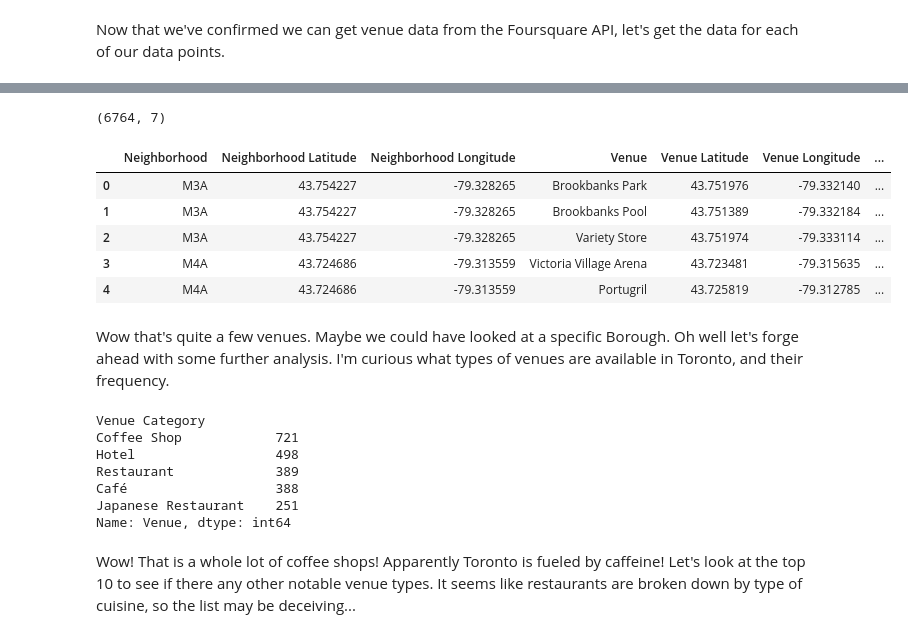
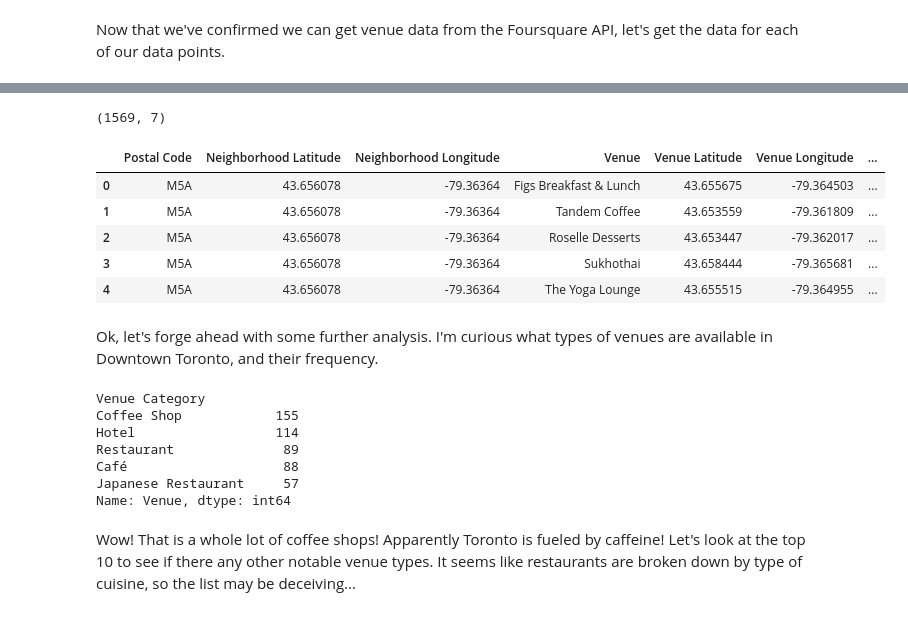
Before and after one commit to tylerkkp/Coursera_Capstone, a Jupyter notebook: ds_capstone_wk3.ipynb, the cells around one changed output, grey strips where cells are left out. Cells and saved outputs as stored; diff of their text form; code cells hidden in the pictures.

```diff
--- a/ds_capstone_wk3.ipynb
+++ b/ds_capstone_wk3.ipynb
@@ -153,0 +167,3 @@ df.shape
+# %%
+df = df[df['longitude'].notnull()]
+df.shape
@@ -192,0 +227,11 @@ toronto_map
+# %%
+# Now we'll get the coordinates for Downtown Toronto as we did above
+
+# Find the latitude and longitude of Downtown Toronto
+address = 'Downtown Toronto, Ontario'
+
+geolocator = Nominatim(user_agent="explorer")
+location = geolocator.geocode(address)
+latitude = location.latitude
+longitude = location.longitude
+print('The geograpical coordinate of Downtown Toronto are {}, {}.'.format(latitude, longitude))
@@ -192,0 +242,19 @@ toronto_map
+# %%
+# Now we can map the neighborhoods using folium, with the neighborhood data points superimposed over the map of Toronto
+dtt_map = folium.Map(location=[latitude, longitude], zoom_start=14)
+
+# add markers to map
+for pc, lat, lng, borough, neighbourhood in zip(dt_df['Postal Code'], dt_df['latitude'], dt_df['longitude'], dt_df['Borough'], dt_df['Neighbourhood']):
+    label = 'Postal Code: {}\nBorough: {}\nNeighbourhood(s): {}'.format(pc, borough, neighbourhood)
+    label = folium.Popup(label, parse_html=True)
+    folium.CircleMarker(
+        [lat, lng],
+        radius=5,
+        popup=label,
+        color='blue',
+        fill=True,
+        fill_color='#3186cc',
+        fill_opacity=0.7,
+        parse_html=False).add_to(dtt_map)
+
+dtt_map
@@ -263,7 +333,7 @@ def getNearbyVenues(names, latitudes, longitudes, radius=500):
             v['venue']['categories'][0]['name']) for v in results])
 
     nearby_venues = pd.DataFrame([item for venue_list in venues_list for item in venue_list])
-    nearby_venues.columns = ['Neighborhood',
+    nearby_venues.columns = ['Postal Code',
                   'Neighborhood Latitude',
                   'Neighborhood Longitude',
                   'Venue',
@@ -274,8 +344,8 @@ def getNearbyVenues(names, latitudes, longitudes, radius=500):
     return(nearby_venues)
 
 # And now we'll run it for every postal code
-toronto_venues = getNearbyVenues(names = df['Postal Code'],
-                                latitudes = df['latitude'],
-                                longitudes = df['longitude']
+dt_venues = getNearbyVenues(names = dt_df['Postal Code'],
+                                latitudes = dt_df['latitude'],
+                                longitudes = dt_df['longitude']
                                 )
 # %% [output]
@@ -299,29 +370,29 @@ M8Z
 # %%
 # And now we can check the size of our dataset
-print(toronto_venues.shape)
-toronto_venues.head()
+print(dt_venues.shape)
+dt_venues.head()
 # %% [output]
-(6764, 7)
+(1569, 7)
-|  | Neighborhood | Neighborhood Latitude | Neighborhood Longitude | Venue | Venue Latitude | Venue Longitude | ... |
-| 0 | M3A | 43.754227 | -79.328265 | Brookbanks Park | 43.751976 | -79.332140 | ... |
-| 1 | M3A | 43.754227 | -79.328265 | Brookbanks Pool | 43.751389 | -79.332184 | ... |
-| 2 | M3A | 43.754227 | -79.328265 | Variety Store | 43.751974 | -79.333114 | ... |
-| 3 | M4A | 43.724686 | -79.313559 | Victoria Village Arena | 43.723481 | -79.315635 | ... |
-| 4 | M4A | 43.724686 | -79.313559 | Portugril | 43.725819 | -79.312785 | ... |
+|  | Postal Code | Neighborhood Latitude | Neighborhood Longitude | Venue | Venue Latitude | Venue Longitude | ... |
+| 0 | M5A | 43.656078 | -79.36364 | Figs Breakfast & Lunch | 43.655675 | -79.364503 | ... |
+| 1 | M5A | 43.656078 | -79.36364 | Tandem Coffee | 43.653559 | -79.361809 | ... |
+| 2 | M5A | 43.656078 | -79.36364 | Roselle Desserts | 43.653447 | -79.362017 | ... |
+| 3 | M5A | 43.656078 | -79.36364 | Sukhothai | 43.658444 | -79.365681 | ... |
+| 4 | M5A | 43.656078 | -79.36364 | The Yoga Lounge | 43.655515 | -79.364955 | ... |
 # %% [markdown]
-Wow that's quite a few venues. Maybe we could have looked at a specific Borough. Oh well let's forge ahead with some further analysis. I'm curious what types of venues are available in Toronto, and their frequency.
+Ok, let's forge ahead with some further analysis. I'm curious what types of venues are available in Downtown Toronto, and their frequency.
 # %%
-venue_type_count = toronto_venues.groupby(['Venue Category'])['Venue'].count()
+venue_type_count = dt_venues.groupby(['Venue Category'])['Venue'].count()
 # Okay now that we have the venues counted by category, let's check what is the most common
 venue_type_count.sort_values(inplace=True, ascending=False)
 print(venue_type_count.head())
 # %% [output]
 Venue Category
-Coffee Shop            721
-Hotel                  498
-Restaurant             389
-Café                   388
-Japanese Restaurant    251
+Coffee Shop            155
+Hotel                  114
+Restaurant              89
+Café                    88
+Japanese Restaurant     57
 Name: Venue, dtype: int64
 # %% [markdown]
 Wow! That is a whole lot of coffee shops! Apparently Toronto is fueled by caffeine! Let's look at the top 10 to see if there any other notable venue types. It seems like restaurants are broken down by type of cuisine, so the list may be deceiving...
```
Also changed, not shown: parts of 33 cells of this notebook.
